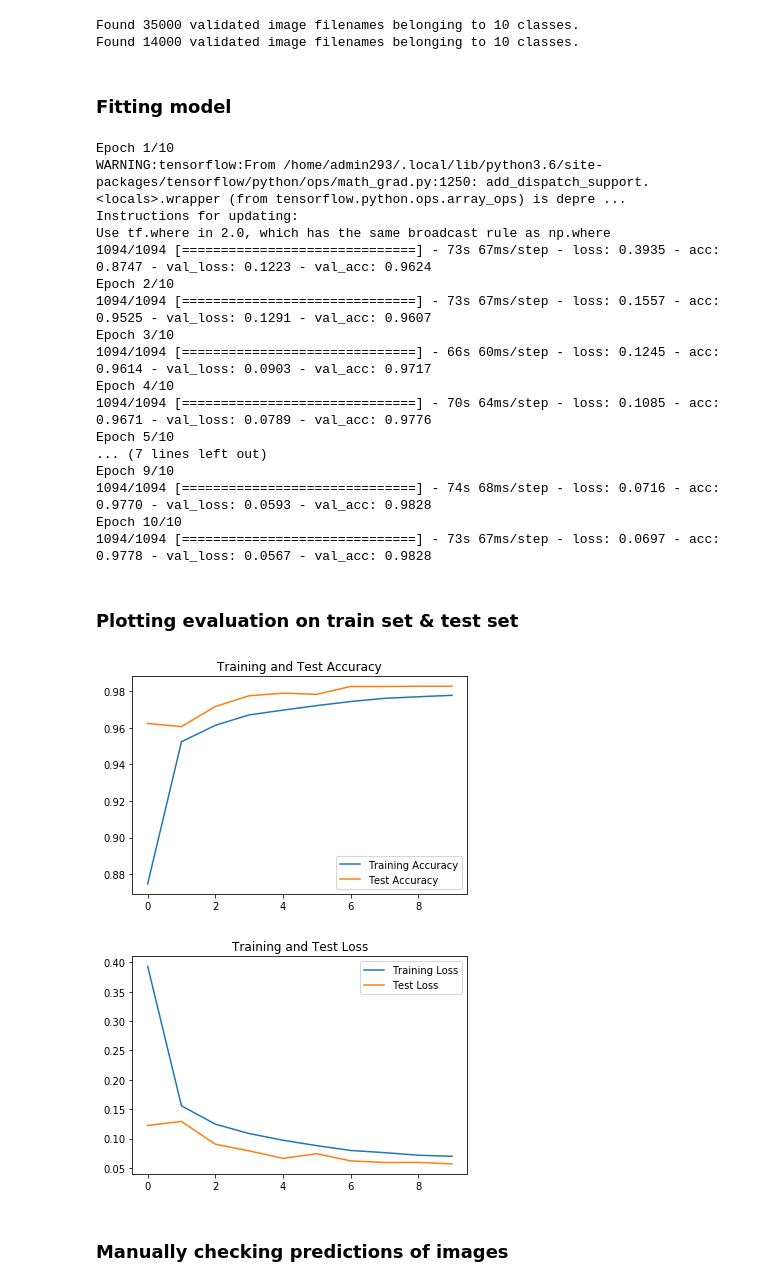
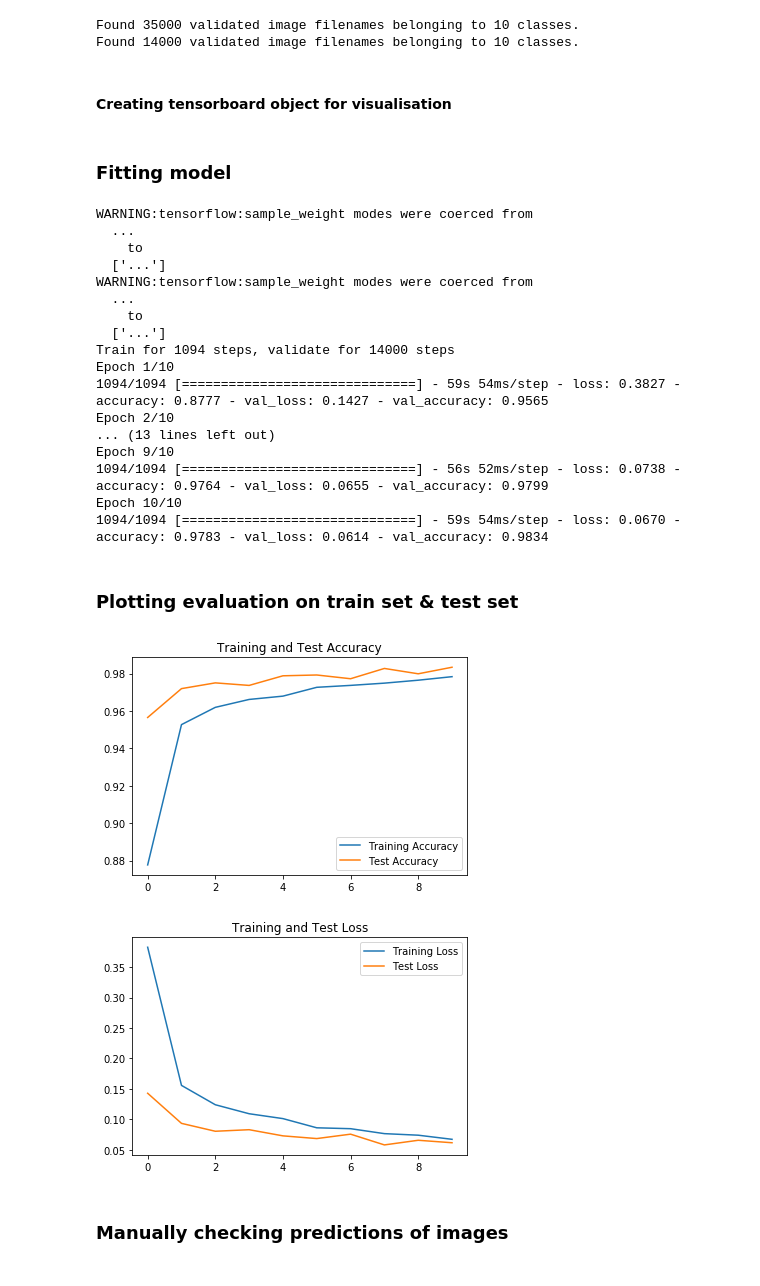
Before and after one commit to vaibhavyesalwad/Machine-Learning-using-libraries, a Jupyter notebook: Deep Learning/Convolutional Neural Network (CNN)/ClassifyNumbers.ipynb, the cells around one changed output. Saved outputs shown, nothing was run; the diff lists cells and outputs as text; code cells hidden in the pictures.

```diff
--- a/Deep Learning/Convolutional Neural Network (CNN)/ClassifyNumbers.ipynb
+++ b/Deep Learning/Convolutional Neural Network (CNN)/ClassifyNumbers.ipynb
@@ -96,50 +92,56 @@ test_set = test_datagen.flow_from_dataframe(dataframe=test_dataset,
 # %% [output]
 Found 35000 validated image filenames belonging to 10 classes.
 Found 14000 validated image filenames belonging to 10 classes.
+# %% [markdown]
+#### Creating tensorboard object for visualisation
+# %%
+import time
+name = f'classify-numbers-cnn {time.time()}'
+tensorboard = TensorBoard(log_dir=f'logs/{name}')
 # %% [markdown]
 ### Fitting model
 # %%
 epochs = 10
 # fitting ann model to train set
-history = classifier.fit(training_set, epochs=epochs, validation_data=test_set)
+history = classifier.fit(training_set, epochs=epochs, validation_data=test_set, callbacks=[tensorboard])
 # %% [output]
+WARNING:tensorflow:sample_weight modes were coerced from
+  ...
+    to
+  ['...']
+WARNING:tensorflow:sample_weight modes were coerced from
+  ...
+    to
+  ['...']
+Train for 1094 steps, validate for 14000 steps
 Epoch 1/10
-WARNING:tensorflow:From /home/admin293/.local/lib/python3.6/site-packages/tensorflow/python/ops/math_grad.py:1250: add_dispatch_support.<locals>.wrapper (from tensorflow.python.ops.array_ops) is depre ...
-Instructions for updating:
-Use tf.where in 2.0, which has the same broadcast rule as np.where
-1094/1094 [==============================] - 73s 67ms/step - loss: 0.3935 - acc: 0.8747 - val_loss: 0.1223 - val_acc: 0.9624
+1094/1094 [==============================] - 59s 54ms/step - loss: 0.3827 - accuracy: 0.8777 - val_loss: 0.1427 - val_accuracy: 0.9565
 Epoch 2/10
-1094/1094 [==============================] - 73s 67ms/step - loss: 0.1557 - acc: 0.9525 - val_loss: 0.1291 - val_acc: 0.9607
-Epoch 3/10
-1094/1094 [==============================] - 66s 60ms/step - loss: 0.1245 - acc: 0.9614 - val_loss: 0.0903 - val_acc: 0.9717
-Epoch 4/10
-1094/1094 [==============================] - 70s 64ms/step - loss: 0.1085 - acc: 0.9671 - val_loss: 0.0789 - val_acc: 0.9776
-Epoch 5/10
-... (7 lines left out)
+... (13 lines left out)
 Epoch 9/10
-1094/1094 [==============================] - 74s 68ms/step - loss: 0.0716 - acc: 0.9770 - val_loss: 0.0593 - val_acc: 0.9828
+1094/1094 [==============================] - 56s 52ms/step - loss: 0.0738 - accuracy: 0.9764 - val_loss: 0.0655 - val_accuracy: 0.9799
 Epoch 10/10
-1094/1094 [==============================] - 73s 67ms/step - loss: 0.0697 - acc: 0.9778 - val_loss: 0.0567 - val_acc: 0.9828
+1094/1094 [==============================] - 59s 54ms/step - loss: 0.0670 - accuracy: 0.9783 - val_loss: 0.0614 - val_accuracy: 0.9834
 # %% [markdown]
 ### Plotting evaluation on train set & test set
 # %%
 import matplotlib.pyplot as plt
 
-acc = history.history['acc']
-val_acc = history.history['val_acc']
+acc = history.history['accuracy']
+val_acc = history.history['val_accuracy']
 
 loss=history.history['loss']
 val_loss=history.history['val_loss']
 
 epochs_range = range(epochs)
 
 plt.plot(epochs_range, acc, label='Training Accuracy')
 plt.plot(epochs_range, val_acc, label='Test Accuracy')
 plt.legend(loc='lower right')
 plt.title('Training and Test Accuracy')
 plt.show()
 # %% [output]
-[figure, old version]
+[figure, new version]
 # %%
 plt.plot(epochs_range, loss, label='Training Loss')
 plt.plot(epochs_range, val_loss, label='Test Loss')
@@ -147,7 +149,7 @@ plt.legend(loc='upper right')
 plt.title('Training and Test Loss')
 plt.show()
 # %% [output]
-[figure, old version]
+[figure, new version]
 # %% [markdown]
 ### Manually checking predictions of images
 # %%
```
Also changed, not shown: parts of 3 cells of this notebook.
